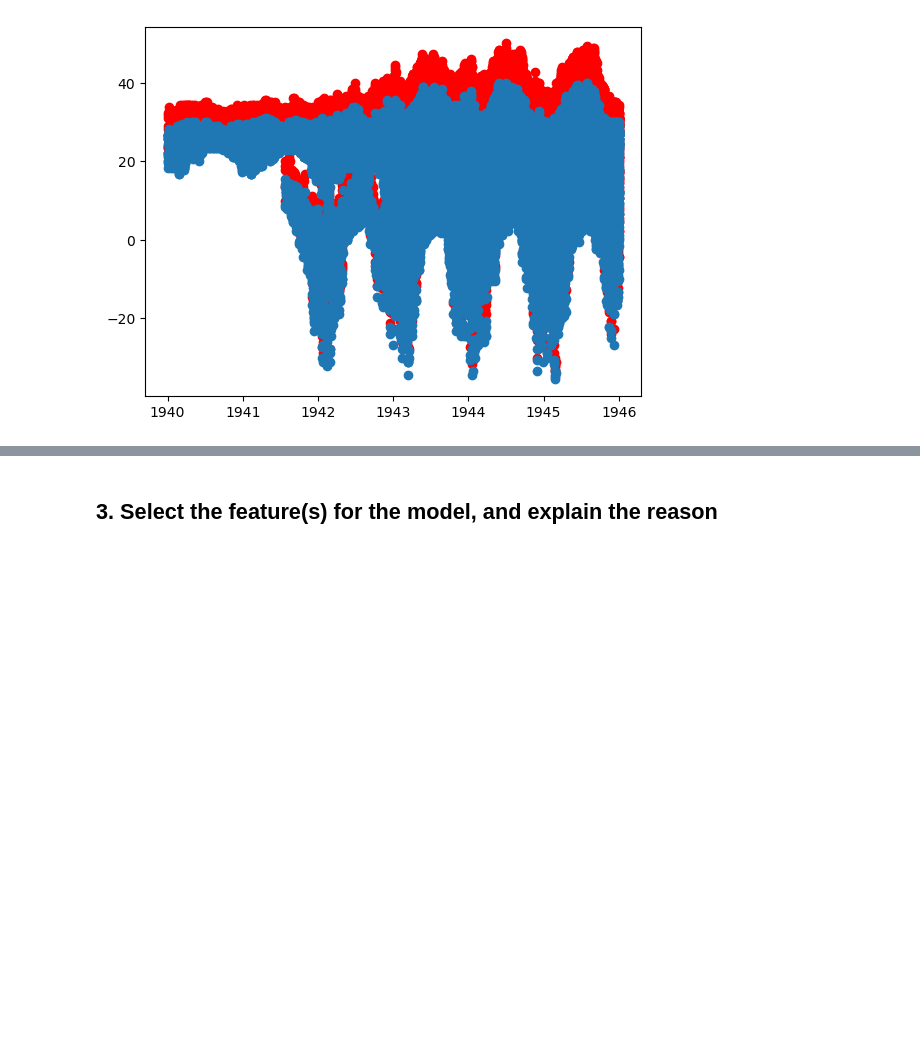
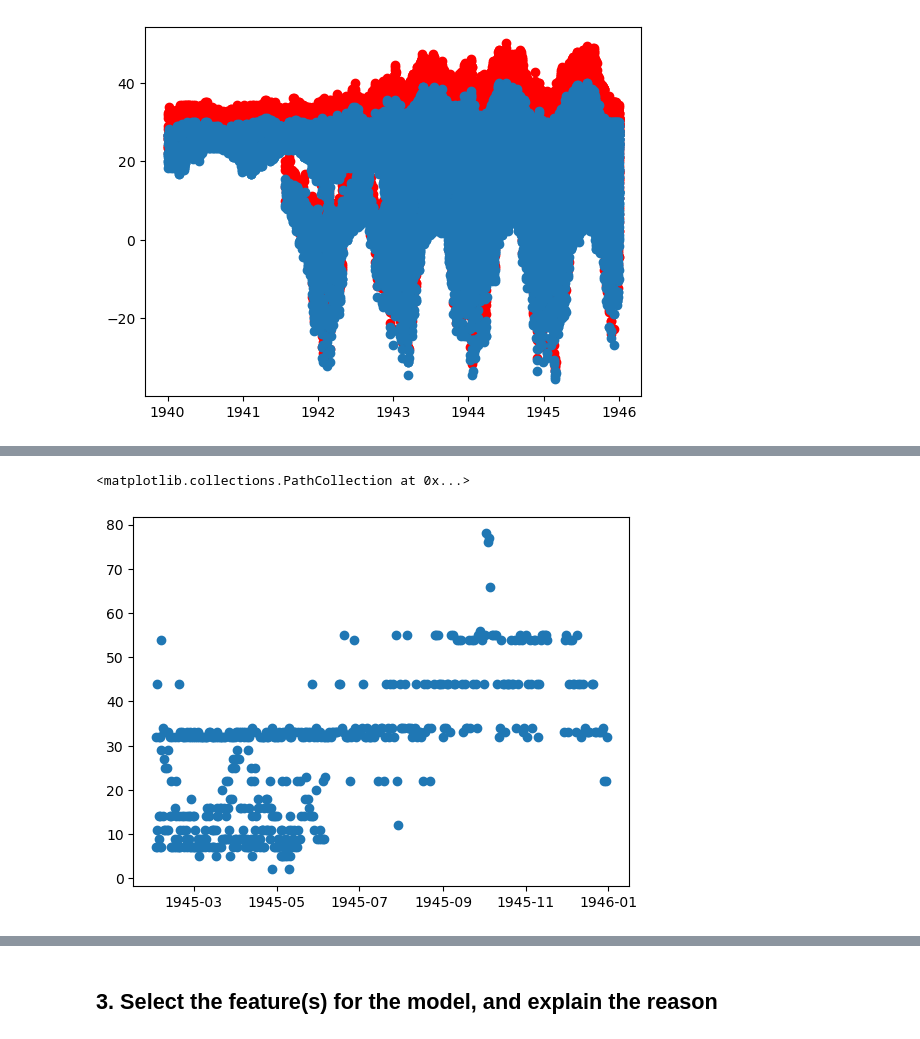
Before and after one commit to Kaiser271/2025-Phase-2, a Jupyter notebook: data-science/2. Machine Learning Project/part2_submission.ipynb, the cells around one changed output, grey strips where cells are left out. Cells and saved outputs as stored; diff of their text form; code cells hidden in the pictures; blank space fills up the shorter version.

```diff
--- a/data-science/2. Machine Learning Project/part2_submission.ipynb
+++ b/data-science/2. Machine Learning Project/part2_submission.ipynb
@@ -148,0 +208,5 @@ plt.scatter(df["Date"], df["MeanTemp"])
+# %%
+plt.scatter(df["Date"], df["DR"])
+# %% [output]
+<matplotlib.collections.PathCollection at 0x...>
+[figure, added]
```
Also changed, not shown: parts of 20 cells of this notebook.
